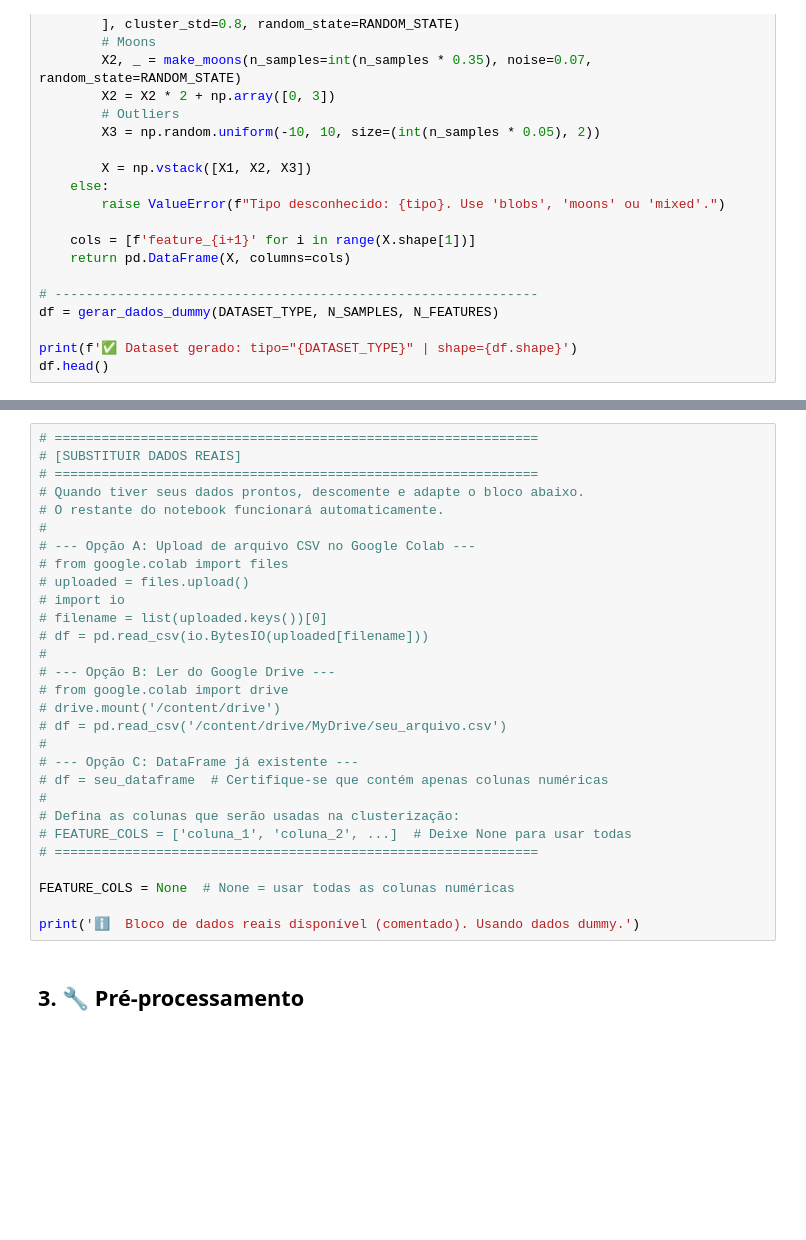
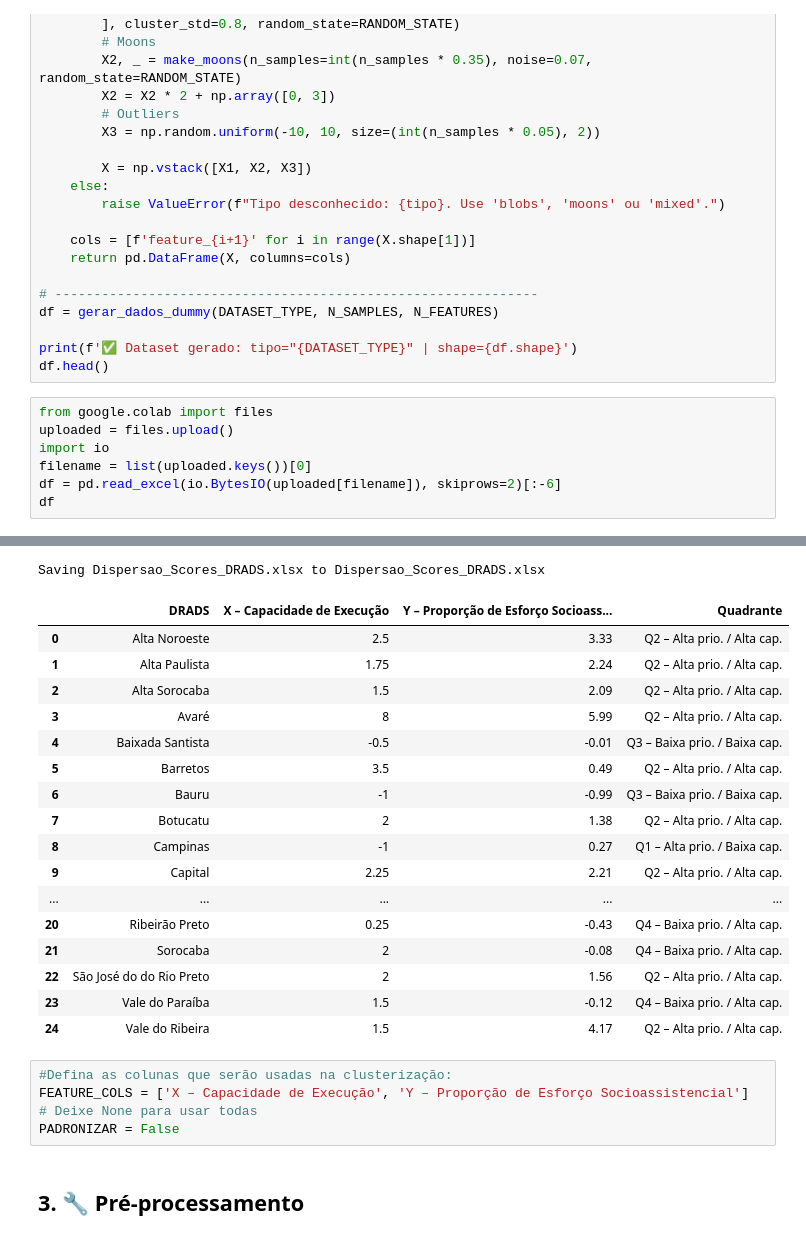
Before and after one commit to FGVGuilhermeSVOliveira/Jupyter-Notebooks, a Jupyter notebook: clustering_demo.ipynb, the cells around one changed output, grey strips where cells are left out. Drawn from its saved outputs; the diff is of its cells as text; blank space fills up the shorter version.

```diff
--- a/clustering_demo.ipynb
+++ b/clustering_demo.ipynb
@@ -97,3 +99,11 @@ df = gerar_dados_dummy(DATASET_TYPE, N_SAMPLES, N_FEATURES)
 
 print(f'✅ Dataset gerado: tipo="{DATASET_TYPE}" | shape={df.shape}')
 df.head()
+# %%
+from google.colab import files
+uploaded = files.upload()
+import io
+filename = list(uploaded.keys())[0]
+df = pd.read_excel(io.BytesIO(uploaded[filename]), skiprows=2)[:-6]
+df
+# %% [output]
@@ -100,32 +111,25 @@ df.head()
+Saving Dispersao_Scores_DRADS.xlsx to Dispersao_Scores_DRADS.xlsx
+|  | DRADS | X – Capacidade de Execução | Y – Proporção de Esforço Socioass... | Quadrante |
+| 0 | Alta Noroeste | 2.5 | 3.33 | Q2 – Alta prio. / Alta cap. |
+| 1 | Alta Paulista | 1.75 | 2.24 | Q2 – Alta prio. / Alta cap. |
+| 2 | Alta Sorocaba | 1.5 | 2.09 | Q2 – Alta prio. / Alta cap. |
+| 3 | Avaré | 8 | 5.99 | Q2 – Alta prio. / Alta cap. |
+| 4 | Baixada Santista | -0.5 | -0.01 | Q3 – Baixa prio. / Baixa cap. |
+| 5 | Barretos | 3.5 | 0.49 | Q2 – Alta prio. / Alta cap. |
+| 6 | Bauru | -1 | -0.99 | Q3 – Baixa prio. / Baixa cap. |
+| 7 | Botucatu | 2 | 1.38 | Q2 – Alta prio. / Alta cap. |
+| 8 | Campinas | -1 | 0.27 | Q1 – Alta prio. / Baixa cap. |
+| 9 | Capital | 2.25 | 2.21 | Q2 – Alta prio. / Alta cap. |
+| ... | ... | ... | ... | ... |
+| 20 | Ribeirão Preto | 0.25 | -0.43 | Q4 – Baixa prio. / Alta cap. |
+| 21 | Sorocaba | 2 | -0.08 | Q4 – Baixa prio. / Alta cap. |
+| 22 | São José do do Rio Preto | 2 | 1.56 | Q2 – Alta prio. / Alta cap. |
+| 23 | Vale do Paraíba | 1.5 | -0.12 | Q4 – Baixa prio. / Alta cap. |
+| 24 | Vale do Ribeira | 1.5 | 4.17 | Q2 – Alta prio. / Alta cap. |
 # %%
-# ==============================================================
-# [SUBSTITUIR DADOS REAIS]
-# ==============================================================
-# Quando tiver seus dados prontos, descomente e adapte o bloco abaixo.
-# O restante do notebook funcionará automaticamente.
-#
-# --- Opção A: Upload de arquivo CSV no Google Colab ---
-# from google.colab import files
-# uploaded = files.upload()
-# import io
-# filename = list(uploaded.keys())[0]
-# df = pd.read_csv(io.BytesIO(uploaded[filename]))
-#
-# --- Opção B: Ler do Google Drive ---
-# from google.colab import drive
-# drive.mount('/content/drive')
-# df = pd.read_csv('/content/drive/MyDrive/seu_arquivo.csv')
-#
-# --- Opção C: DataFrame já existente ---
-# df = seu_dataframe  # Certifique-se que contém apenas colunas numéricas
-#
-# Defina as colunas que serão usadas na clusterização:
-# FEATURE_COLS = ['coluna_1', 'coluna_2', ...]  # Deixe None para usar todas
-# ==============================================================
-
-FEATURE_COLS = None  # None = usar todas as colunas numéricas
-
-print('ℹ️  Bloco de dados reais disponível (comentado). Usando dados dummy.')
+#Defina as colunas que serão usadas na clusterização:
+FEATURE_COLS = ['X – Capacidade de Execução', 'Y – Proporção de Esforço Socioassistencial']  # Deixe None para usar todas
+PADRONIZAR = False
 # %% [markdown]
 ## 3. 🔧 Pré-processamento
 # %%
```
Also changed, not shown: parts of 21 cells of this notebook.
